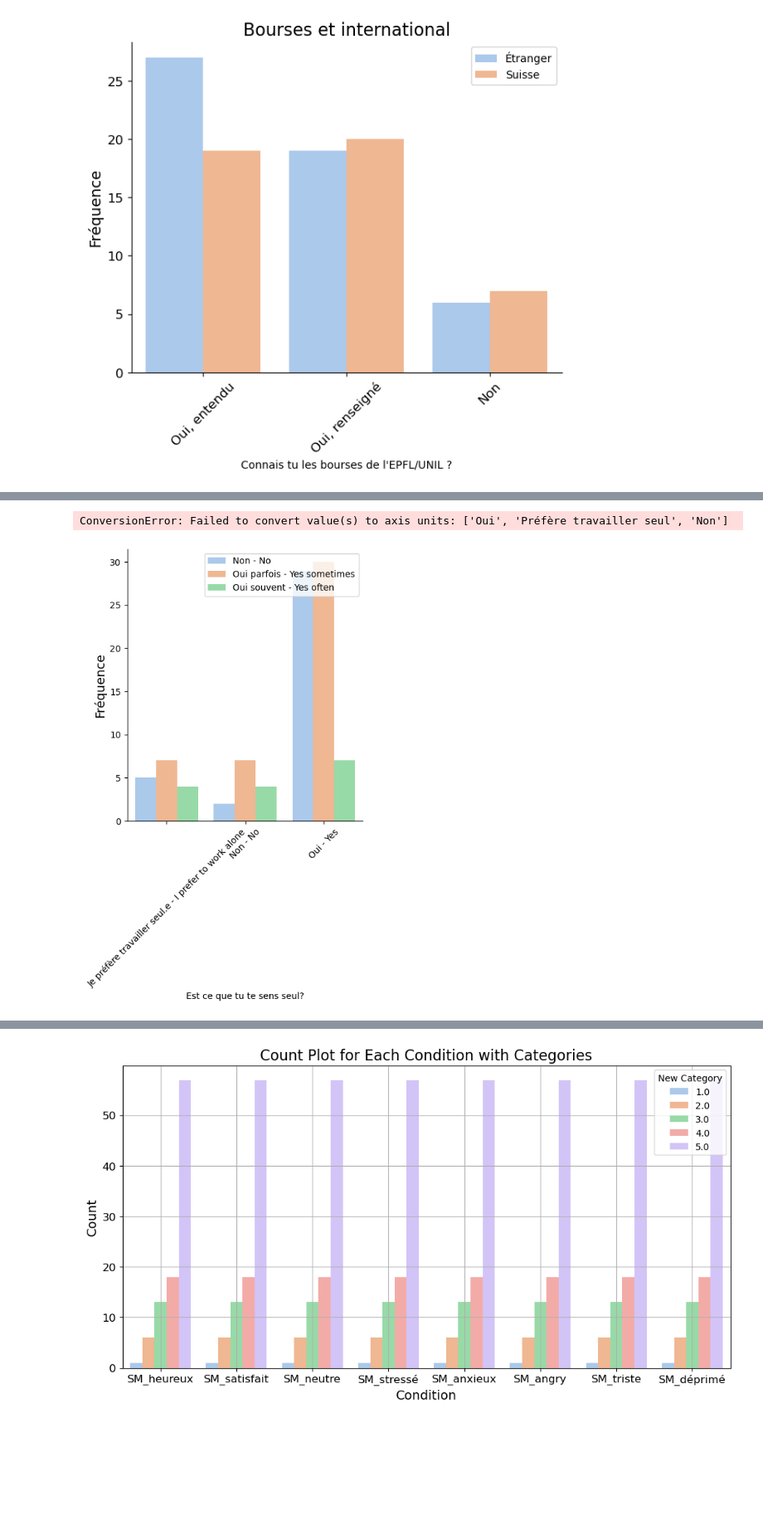
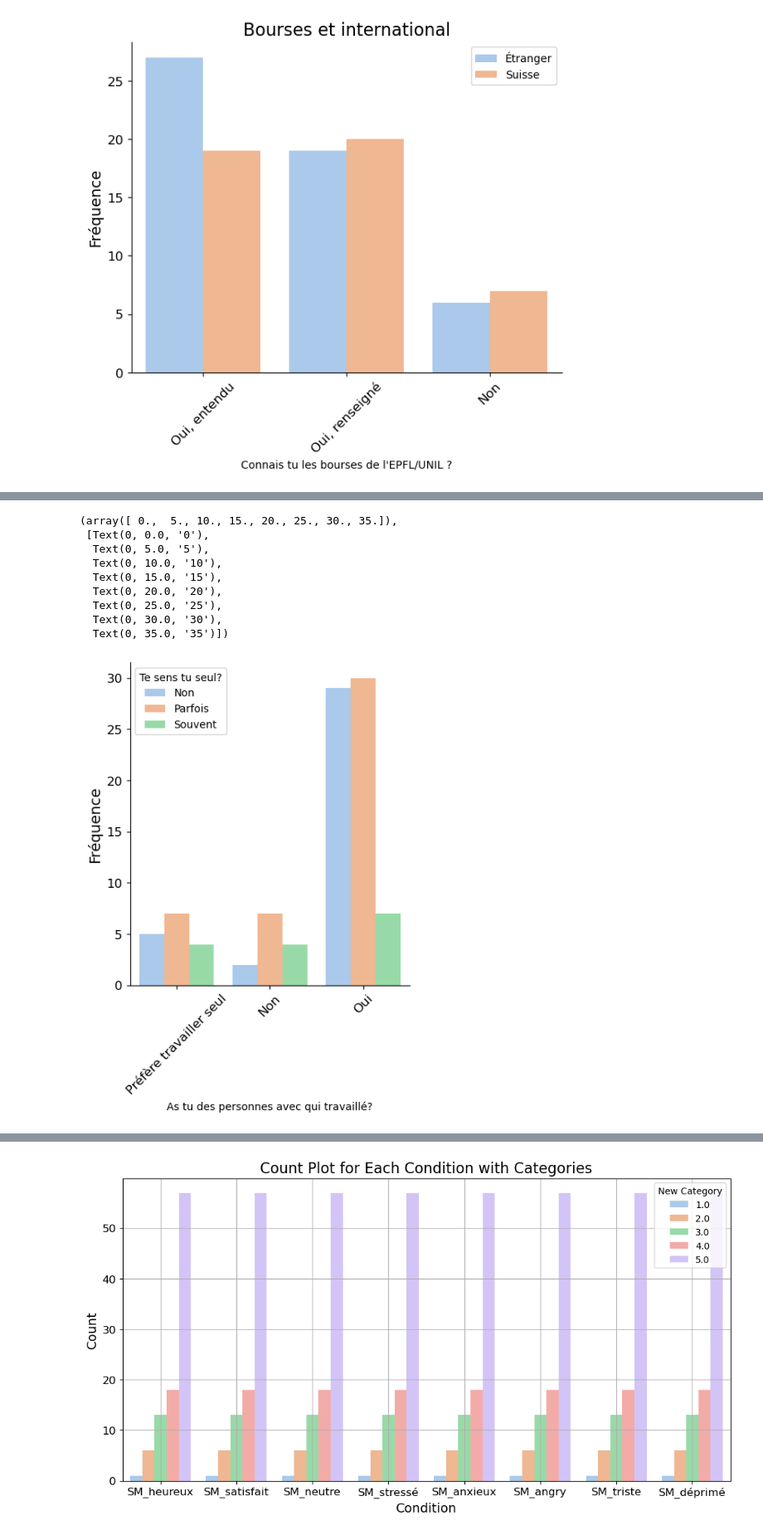
Before and after one commit to ClarissePierre/Precarite_Analyse, a Jupyter notebook: analyse.ipynb, the cells around one changed output, grey strips where cells are left out. Shown at 83% size. Saved outputs shown, nothing was run; the diff lists cells and outputs as text; code cells hidden in the pictures; blank space fills up the shorter version.

```diff
--- a/analyse.ipynb
+++ b/analyse.ipynb
@@ -1255,27 +1285,36 @@ plt.show()
 # %%
 # Work budies et solitude
 
 data['Work buddies'] = pd.Categorical(data['Work buddies'])
 
 
 sns.catplot(data=data, x='Work buddies', hue = 'Solitude',kind='count',legend=False, palette= 'pastel')
 plt.ylabel('Fréquence', fontsize=14)
 plt.title('', fontsize=16)
 
-plt.xticks(rotation=45)
-plt.xlabel('Est ce que tu te sens seul?')
+#Change x axe
+Types_Rev = category_counts.index.astype(str)
+plt.xticks(range(len(Types_Rev)),['Préfère travailler seul','Non','Oui'],rotation=45)
+plt.xlabel('As tu des personnes avec qui travaillé?')
 
 #Change label of legend
-plt.legend(loc='upper right')
-plt.xticks(['Oui','Préfère travailler seul','Non'], rotation=45)
+plt.legend(title= 'Te sens tu seul?', labels=['Non', 'Parfois', 'Souvent'],loc='upper left')
 
 
 # Adjust tick label font size
 plt.xticks(fontsize=12)
 plt.yticks(fontsize=12)
 # %% [output]
-ConversionError: Failed to convert value(s) to axis units: ['Oui', 'Préfère travailler seul', 'Non']
+(array([ 0.,  5., 10., 15., 20., 25., 30., 35.]),
+ [Text(0, 0.0, '0'),
+  Text(0, 5.0, '5'),
+  Text(0, 10.0, '10'),
+  Text(0, 15.0, '15'),
+  Text(0, 20.0, '20'),
+  Text(0, 25.0, '25'),
+  Text(0, 30.0, '30'),
+  Text(0, 35.0, '35')])
-[figure, old version]
+[figure, new version]
 # %%
 import matplotlib.pyplot as plt
 import seaborn as sns
```
Also changed, not shown: parts of 17 cells of this notebook.
